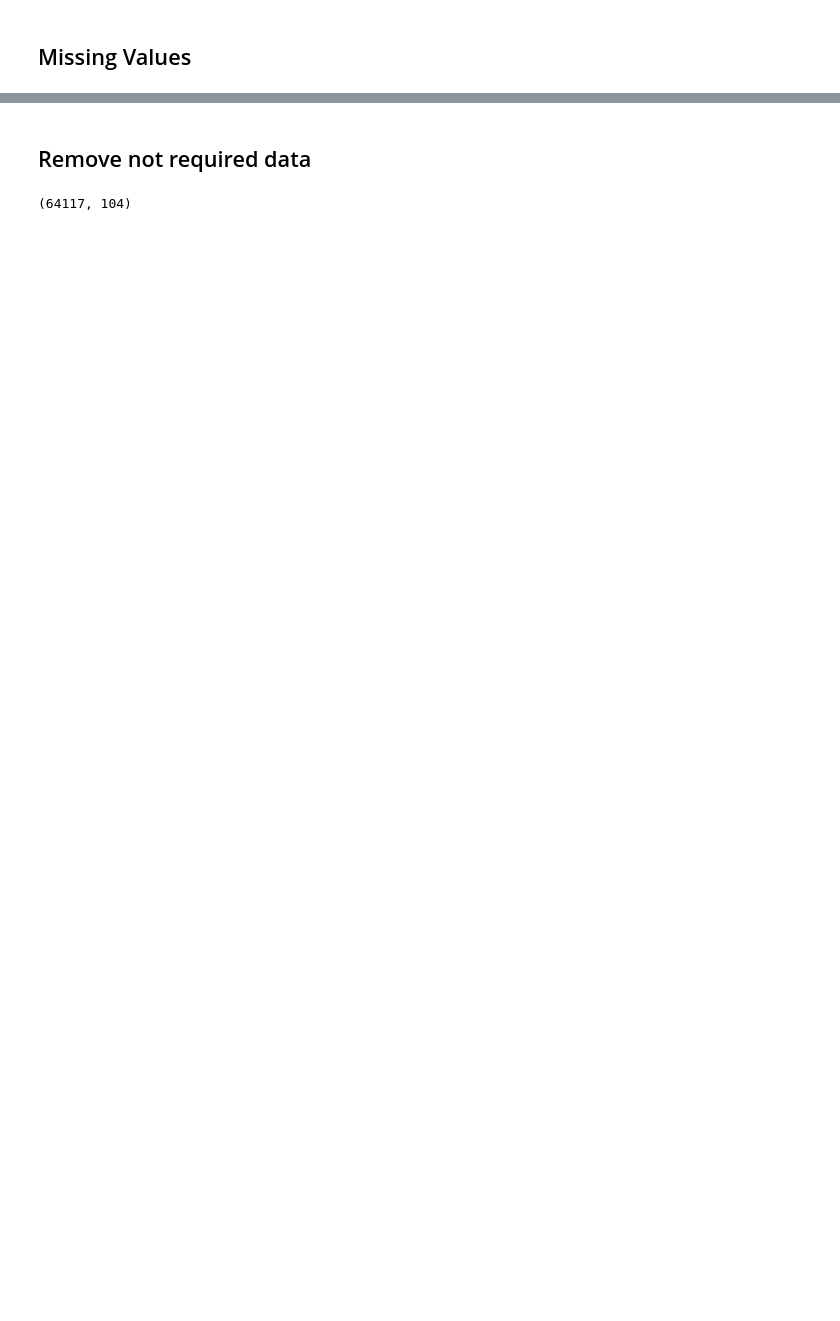
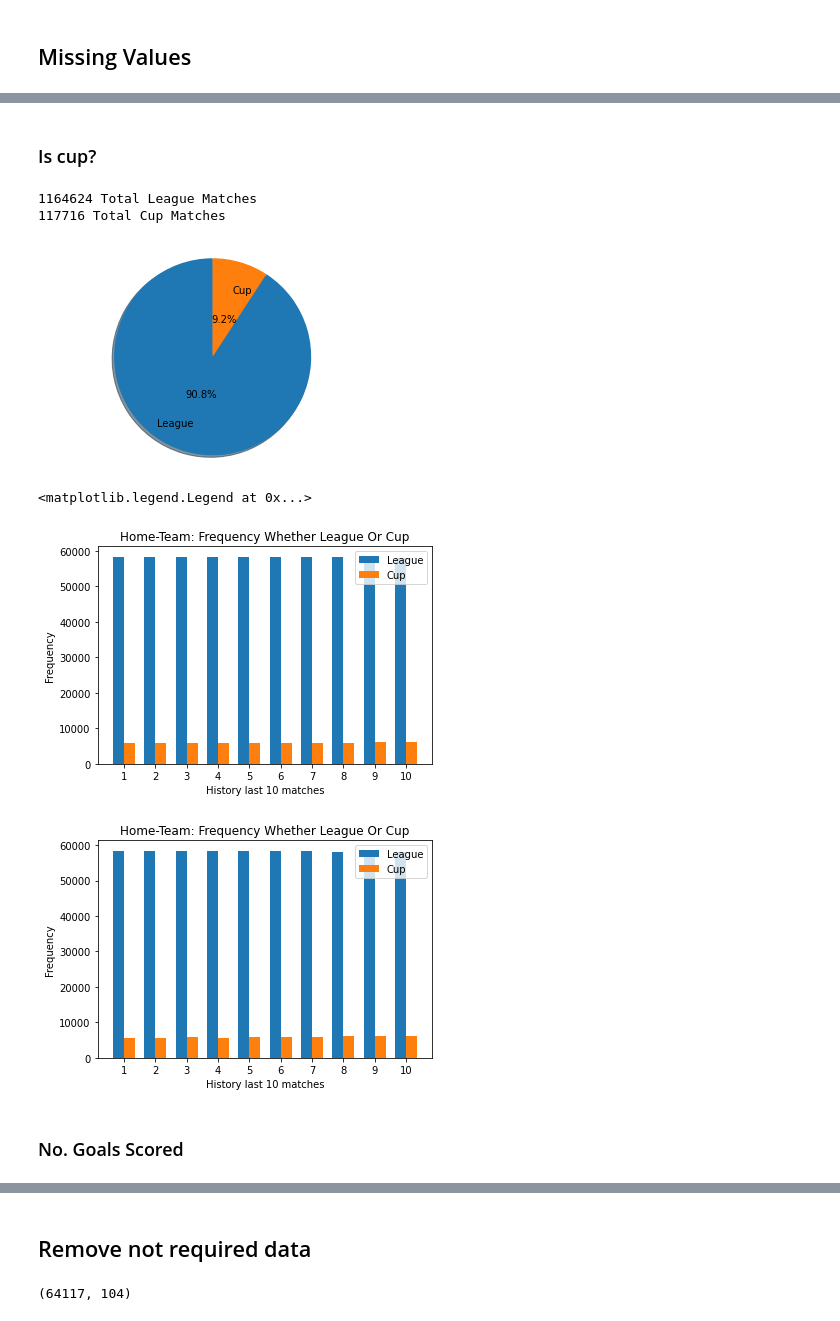
Before and after one commit to mic1899/Predicting_the_beautiful_game, a Jupyter notebook: predicting_the_beautiful_game.ipynb, the cells around one changed output, grey strips where cells are left out. Cells and saved outputs as stored; diff of their text form; code cells hidden in the pictures; blank space fills up the shorter version.

```diff
--- a/predicting_the_beautiful_game.ipynb
+++ b/predicting_the_beautiful_game.ipynb
@@ -216,0 +151,70 @@ Name: home_team_history_is_play_home_1, Length: 64117, dtype: object
+# %% [markdown]
+### Is cup?
+# %%
+# Is Cup Colums
+league_home = []
+cup_home = []
+league_away = []
+cup_away = []
+sum_league = 0
+sum_cup = 0
+
+for i in range(1,11):
+    league_home.append(df['home_team_history_is_cup_' + str(i)].value_counts()[0])
+    cup_home.append(df['home_team_history_is_cup_' + str(i)].value_counts()[1])
+    league_away.append(df['away_team_history_is_cup_' + str(i)].value_counts()[0])
+    cup_away.append(df['away_team_history_is_cup_' + str(i)].value_counts()[1])
+    sum_league += league_home[i-1] + league_away[i-1]
+    sum_cup += cup_home[i-1] + cup_away[i-1]
+
+print(str(sum_league) + ' Total League Matches')
+print(str(sum_cup) + ' Total Cup Matches')
+
+# Pie chart, where the slices will be ordered and plotted counter-clockwise:
+labels = 'League', 'Cup'
+explode = (0, 0)
+fig1, ax1 = plt.subplots()
+
+ax1.pie([sum_league, sum_cup], explode=explode, labels=labels, autopct='%2.1f%%',
+        shadow=True, startangle=90, pctdistance=0.4, labeldistance=0.7)
+ax1.axis('equal')  # Equal aspect ratio ensures that pie is drawn as a circle.
+plt.show()
+
+labels = ['1', '2', '3', '4', '5','6','7','8','9','10']
+
+x = np.arange(len(labels))  # the label locations
+width = 0.35  # the width of the bars
+
+fig, ax = plt.subplots()
+rects1 = ax.bar(x - width/2, league_home, width, label='League')
+rects2 = ax.bar(x + width/2, cup_home, width, label='Cup')
+
+
+# Add some text for labels, title and custom x-axis tick labels, etc.
+ax.set_ylabel('Frequency')
+ax.set_xlabel('History last 10 matches')
+ax.set_title('Home-Team: Frequency Whether League Or Cup')
+ax.set_xticks(x)
+ax.set_xticklabels(labels)
+ax.legend()
+
+fig, ax = plt.subplots()
+rects1 = ax.bar(x - width/2, league_away, width, label='League')
+rects2 = ax.bar(x + width/2, cup_away, width, label='Cup')
+
+# Add some text for labels, title and custom x-axis tick labels, etc.
+ax.set_ylabel('Frequency')
+ax.set_xlabel('History last 10 matches')
+ax.set_title('Home-Team: Frequency Whether League Or Cup')
+ax.set_xticks(x)
+ax.set_xticklabels(labels)
+ax.legend()
+# %% [output]
+1164624 Total League Matches
+117716 Total Cup Matches
+[figure, added]
+<matplotlib.legend.Legend at 0x...>
+[figure, added]
+[figure, added]
+# %% [markdown]
+### No. Goals Scored
```
Also changed, not shown: parts of 29 cells of this notebook, 1 other file.
